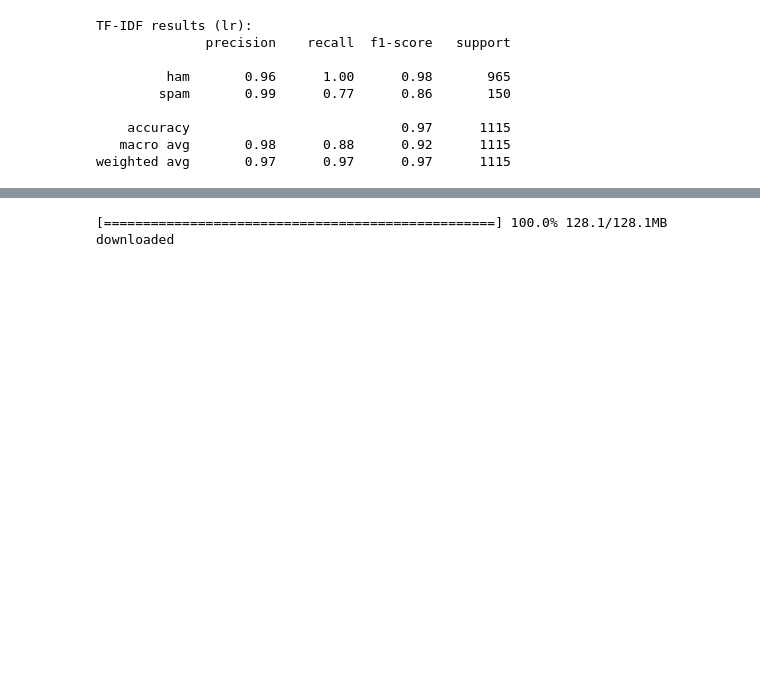
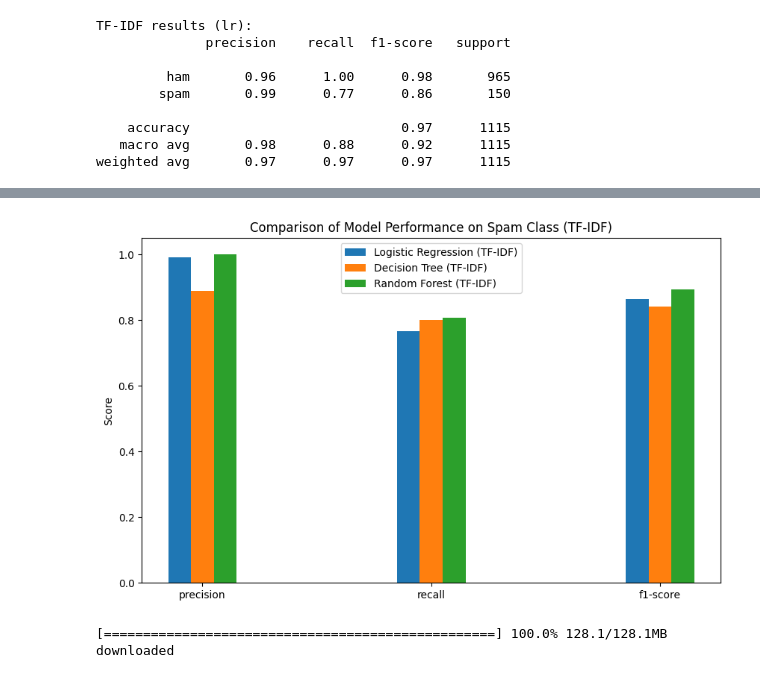
Before and after one commit to Ssspoke/SMS_Spam, a Jupyter notebook: spam_colab.ipynb, the cells around one changed output, grey strips where cells are left out. Saved outputs shown, nothing was run; the diff lists cells and outputs as text; code cells hidden in the pictures; blank space fills up the shorter version.

```diff
--- a/spam_colab.ipynb
+++ b/spam_colab.ipynb
@@ -93,2 +118,14 @@ plt.show()
 # %%
 X_train, X_test, y_train, y_test = train_test_split(df['text'], df['label'], test_size=0.2, random_state=42)
+# %%
+# DecisionTreeClassifier
+# Применение TF-IDF преобразования к данным
+X_train_tfidf = tfidf.transform(X_train)
+X_test_tfidf = tfidf.transform(X_test)
+
+model = DecisionTreeClassifier().fit(X_train_tfidf, y_train)
+
+#Prediction
+y_pred_dt = model.predict(X_test_tfidf)
+print("TF-IDF results (dt):")
+print(classification_report(y_test, y_pred_dt))
@@ -125,3 +180,32 @@ plt.show()
+# %%
+# Агрегируем результаты отчета о классификации для сравнения
+results = {
+    'Logistic Regression (TF-IDF)': classification_report(y_test, y_pred_tfidf, output_dict=True)['spam'],
+    'Decision Tree (TF-IDF)': classification_report(y_test, y_pred_dt, output_dict=True)['spam'],
+    'Random Forest (TF-IDF)': classification_report(y_test, y_pred_rf, output_dict=True)['spam'] # Note: y_pred_rf needs to be from the RF model # Примечание: y_pred_rf должен быть из модели RF
+}
+
+metrics = ['precision', 'recall', 'f1-score']
+model_names = list(results.keys())
+
+x = np.arange(len(metrics))  # the label locations # положения меток
+width = 0.2  # the width of the bars # ширина столбцов
+
+fig, ax = plt.subplots(figsize=(10, 6))
+
+for i, (model_name, model_results) in enumerate(results.items()):
+    ax.bar(x + i * width, [model_results[metric] for metric in metrics], width, label=model_name)
+
+# Добавляем текст для меток, заголовка и пользовательских меток оси x и т. д.
+ax.set_ylabel('Score') # Метка оси Y
+ax.set_title('Comparison of Model Performance on Spam Class (TF-IDF)') # Заголовок: Сравнение производительности моделей на классе спама (TF-IDF)
+ax.set_xticks(x + width * (len(model_names) - 1) / 2)
+ax.set_xticklabels(metrics) # Метки оси X
+ax.legend()
+
+plt.show()
+# %% [output]
+[figure, added]
 # %%
 # Word Embeddings (GloVe)
 glove = api.load("glove-wiki-gigaword-100")
```
Also changed, not shown: parts of 8 cells of this notebook.
